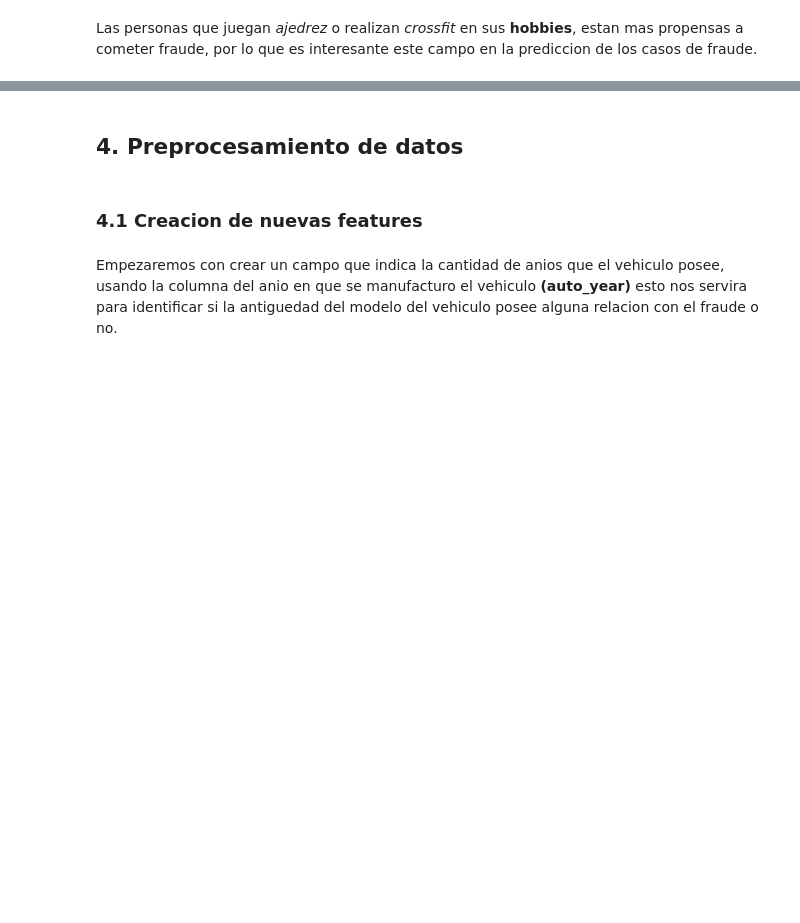
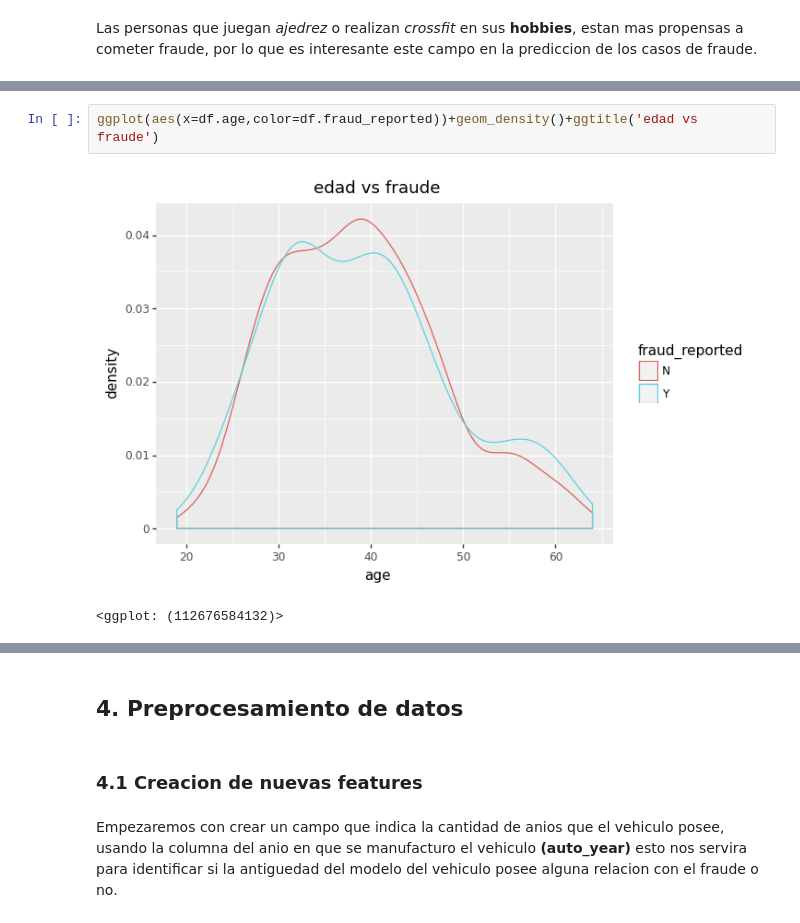
Before and after one commit to JhonHarry/Proyecto_TFM_UOC, a Jupyter notebook: code/insurance test models JHLG 12042022.ipynb, the cells around one changed output, grey strips where cells are left out. Cells and saved outputs as stored; diff of their text form; blank space fills up the shorter version.

```diff
--- a/code/insurance test models JHLG 12042022.ipynb
+++ b/code/insurance test models JHLG 12042022.ipynb
@@ -682,0 +716,5 @@ ggplot(df) + geom_bar(aes(x='incident_type', fill='fraud_reported'))+\
+# %%
+ggplot(aes(x=df.age,color=df.fraud_reported))+geom_density()+ggtitle('edad vs fraude')
+# %% [output]
+[figure, added]
+<ggplot: (112676584132)>
```
Also changed, not shown: parts of 37 cells of this notebook.
